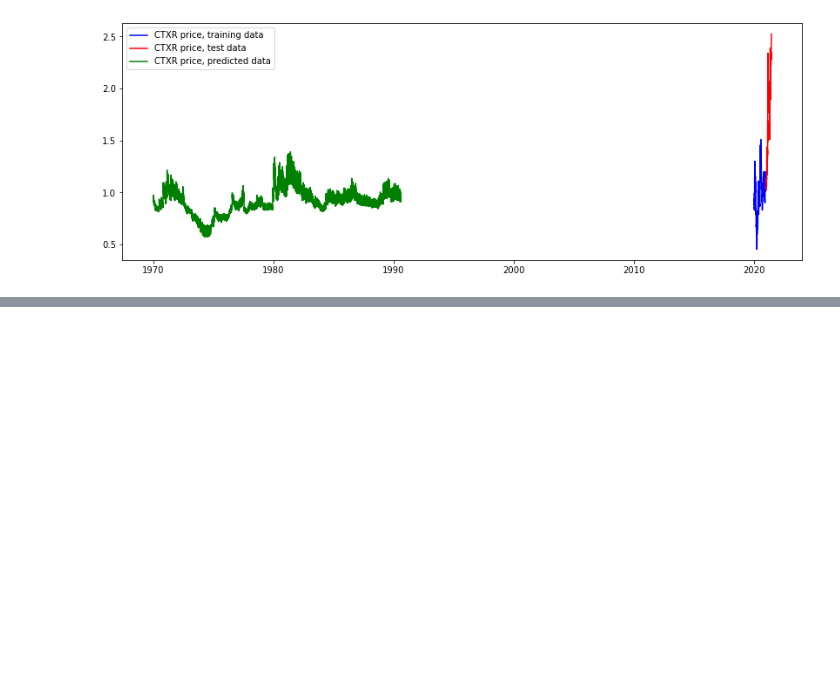
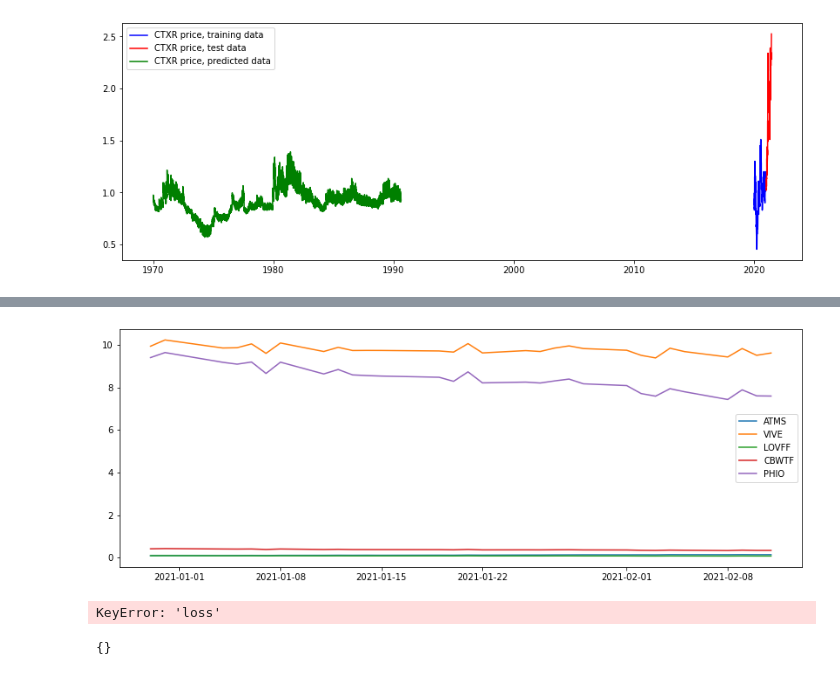
Before and after one commit to jmacdonald2010/stock-prediction, a Jupyter notebook: mlTests05.ipynb, the cells around one changed output, grey strips where cells are left out. Saved outputs shown, nothing was run; the diff lists cells and outputs as text; code cells hidden in the pictures; blank space fills up the shorter version.

```diff
--- a/mlTests05.ipynb
+++ b/mlTests05.ipynb
@@ -528,0 +589,49 @@ plt.legend()
+# %%
+import random
+
+for i in range(5):
+    rand = random.randrange(0, len(close_df.columns))
+    symbol = training_data.columns[rand]
+
+    # predict
+    x_input = training_data[symbol].to_frame()
+    x_input = scaler_dict[symbol].fit_transform(x_input.values)
+    x_input = x_input.reshape((x_input.shape[0], x_input.shape[1], 1))
+    # x_input = x_input.reshape((1, model_settings['n_steps_in'], 1))
+    yhat = model.predict(x_input)
+    # print(yhat)
+
+    # scale
+    yhat = scaler_dict[symbol].inverse_transform(yhat)
+    # yhat = yhat.reshape((-1))
+    yhat = yhat[1]
+
+    if i == 0:
+    # deal w/ index
+        predicted = pd.DataFrame(yhat, columns=[symbol])
+        test_data = test_data.reset_index()
+        predicted['price_datetime'] = test_data['price_datetime'].iloc[:30]
+        test_data = test_data.set_index('price_datetime')
+        predicted = predicted.set_index('price_datetime')
+    else:
+        predicted[symbol] = yhat
+    if i == 4:
+        plt.figure(figsize=(14,5))
+        for symbol in predicted.columns:
+            plt.plot(predicted[symbol], label=symbol)
+        plt.legend()
+# %% [output]
+[figure, added]
+# %%
+# eval loss, plotted
+# need to do some additional  work here
+plt.figure(figsize=(14,5))
+plt.plot(model.history.history['loss'], label='train')
+plt.plot(model.history['val_loss'], label='test')
+plt.legend()
+# %% [output]
+KeyError: 'loss'
+# %%
+model.history.history
+# %% [output]
+{}
```
Also changed, not shown: parts of 8 cells of this notebook, 2 other files.
